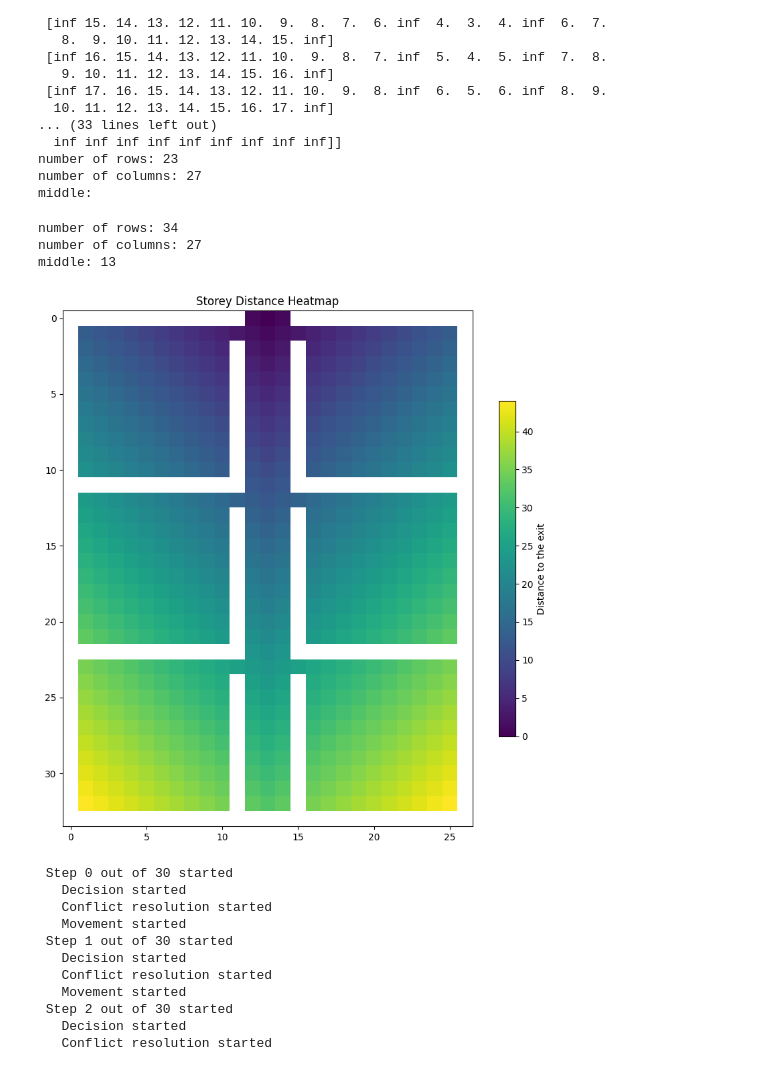
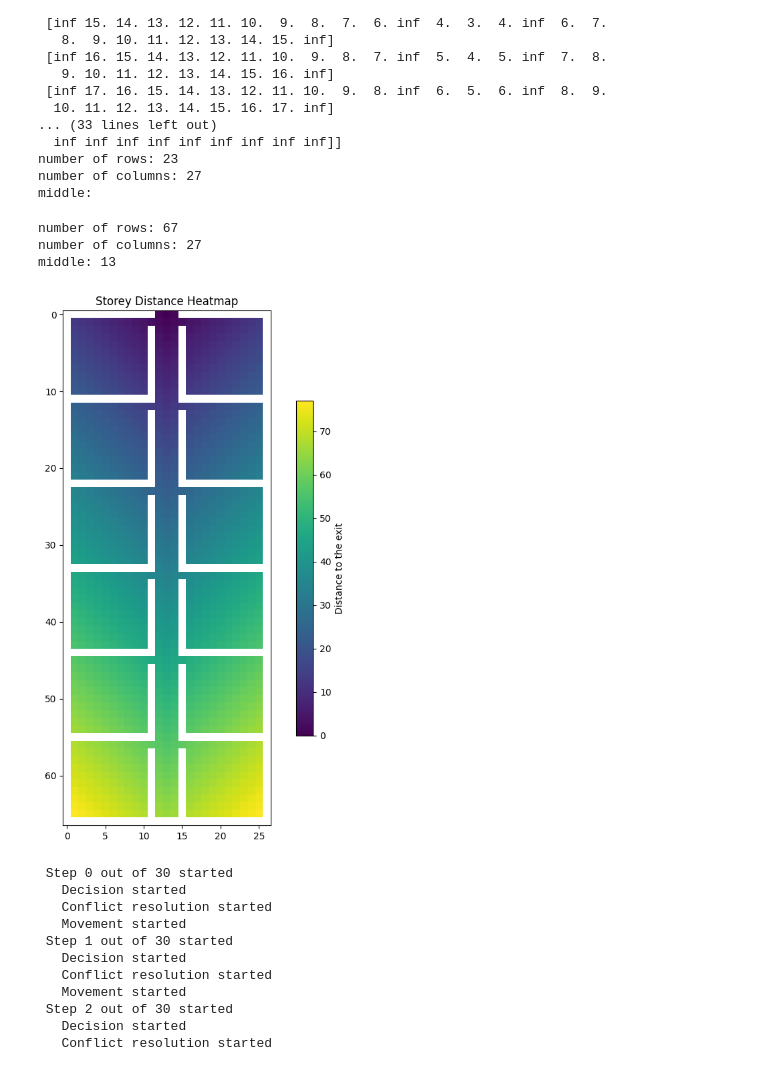
Before and after one commit to matule00/SSI-seminarka-2, a Jupyter notebook: ssi_seminarka_2.ipynb, the cells around one changed output. Saved outputs shown, nothing was run; the diff lists cells and outputs as text; code cells hidden in the pictures.

```diff
--- a/ssi_seminarka_2.ipynb
+++ b/ssi_seminarka_2.ipynb
@@ -342,8 +342,7 @@ middle:
 import numpy as np
 def make_storey(num_classes):
   if num_classes % 2 != 0:
-    print("Number of storey must be even")
-    return
+    raise ValueError("Number of classes must be even")
   else:
     # Define the one class
     one_class = np.array([[10,      9,       8,       7,       6,       5,       4,       3,       2,        1,       0],
@@ -417,12 +416,12 @@ def show_storey(storey):
     plt.title('Storey Distance Heatmap')
     plt.show()
 # %%
-storey = make_storey(6)
+storey = make_storey(12)
 # %% [output]
-number of rows: 34
+number of rows: 67
 number of columns: 27
 middle: 13
-[figure, old version]
+[figure, new version]
 # %%
 #============================================#
 #              SCRIPT STARTS HERE            #
```
